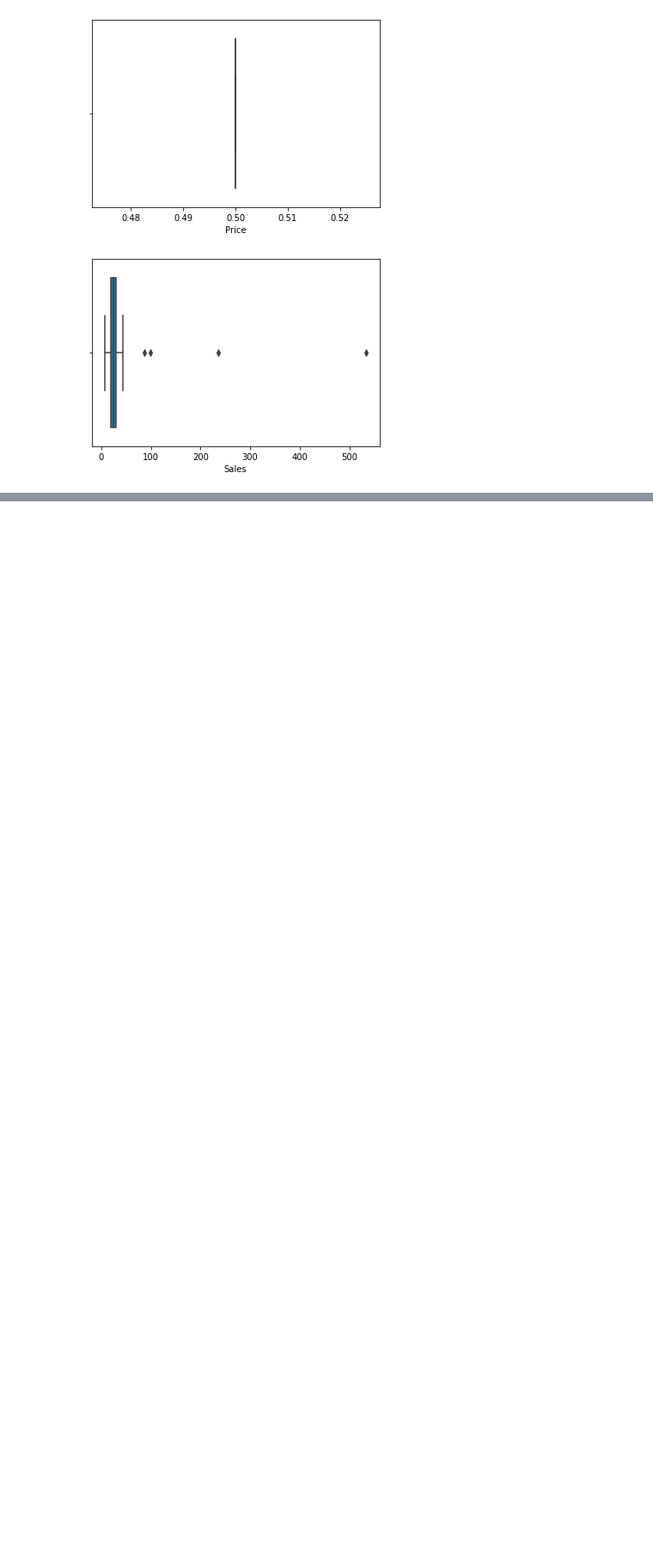
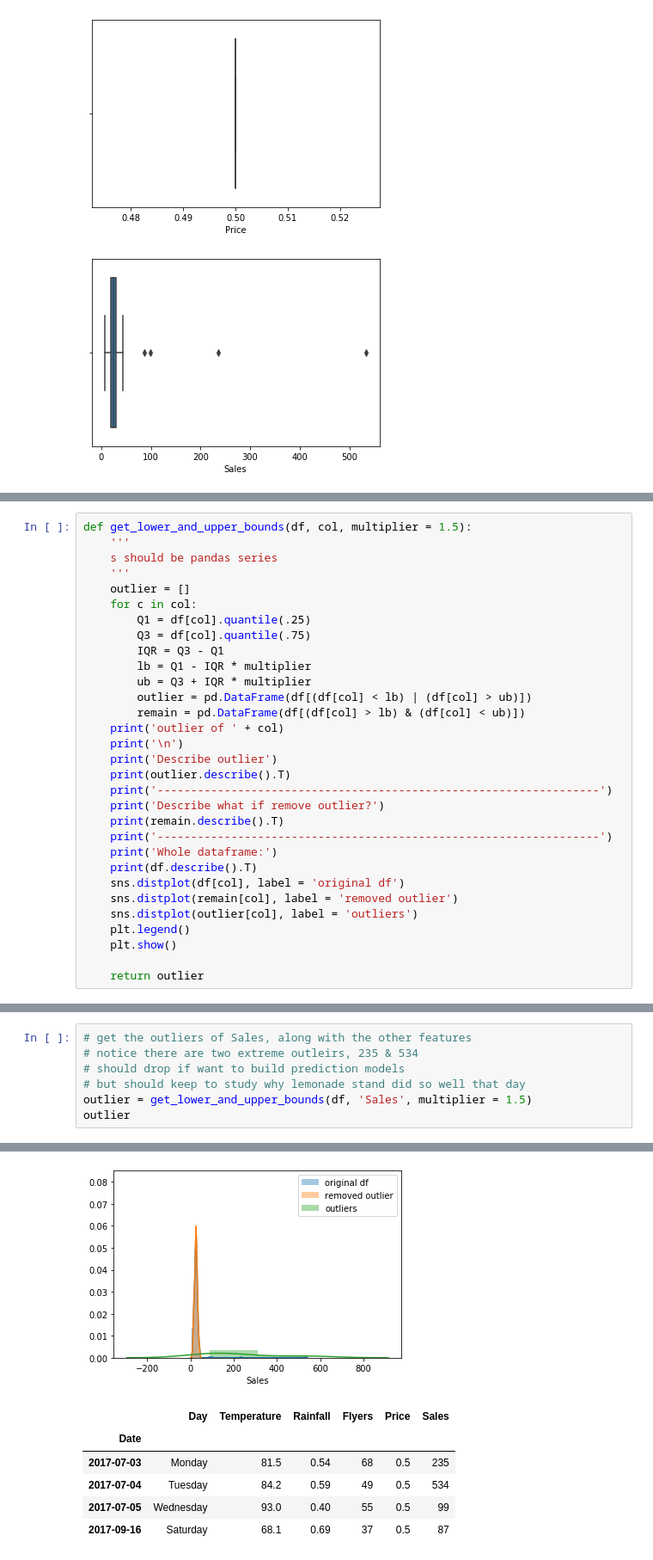
Before and after one commit to Jacqueline-A-Shay/ds-methodologies-exercises, a Jupyter notebook: anomaly_detection/continuous_probabilistic_methods.ipynb, the cells around one changed output, grey strips where cells are left out. Shown at 86% size. Drawn from its saved outputs; the diff is of its cells as text; blank space fills up the shorter version.

```diff
--- a/anomaly_detection/continuous_probabilistic_methods.ipynb
+++ b/anomaly_detection/continuous_probabilistic_methods.ipynb
@@ -85,0 +116,31 @@ for col in df.select_dtypes(include = ['int', 'float']).columns.to_list():
+# %%
+def get_lower_and_upper_bounds(df, col, multiplier = 1.5):
+    '''
+    s should be pandas series
+    '''
+    outlier = []
+    for c in col:
+        Q1 = df[col].quantile(.25)
+        Q3 = df[col].quantile(.75)
+        IQR = Q3 - Q1
+        lb = Q1 - IQR * multiplier
+        ub = Q3 + IQR * multiplier
+        outlier = pd.DataFrame(df[(df[col] < lb) | (df[col] > ub)])
+        remain = pd.DataFrame(df[(df[col] > lb) & (df[col] < ub)])
+    print('outlier of ' + col)
+    print('\n')
+    print('Describe outlier')
+    print(outlier.describe().T)
+    print('------------------------------------------------------------------')
+    print('Describe what if remove outlier?')
+    print(remain.describe().T)
+    print('------------------------------------------------------------------')
+    print('Whole dataframe:')
+    print(df.describe().T)
+    sns.distplot(df[col], label = 'original df')
+    sns.distplot(remain[col], label = 'removed outlier')
+    sns.distplot(outlier[col], label = 'outliers')
+    plt.legend()
+    plt.show()
+
+    return outlier
@@ -85,0 +151,8 @@ for col in df.select_dtypes(include = ['int', 'float']).columns.to_list():
+# %%
+# get the outliers of Sales, along with the other features
+# notice there are two extreme outleirs, 235 & 534
+# should drop if want to build prediction models
+# but should keep to study why lemonade stand did so well that day
+outlier = get_lower_and_upper_bounds(df, 'Sales', multiplier = 1.5)
+outlier
+# %% [output]
@@ -85,0 +176,7 @@ for col in df.select_dtypes(include = ['int', 'float']).columns.to_list():
+[figure, added]
+|  | Day | Temperature | Rainfall | Flyers | Price | Sales |
+| Date |  |  |  |  |  |  |
+| 2017-07-03 | Monday | 81.5 | 0.54 | 68 | 0.5 | 235 |
+| 2017-07-04 | Tuesday | 84.2 | 0.59 | 49 | 0.5 | 534 |
+| 2017-07-05 | Wednesday | 93.0 | 0.40 | 55 | 0.5 | 99 |
+| 2017-09-16 | Saturday | 68.1 | 0.69 | 37 | 0.5 | 87 |
```
Also changed, not shown: parts of 39 cells of this notebook.
